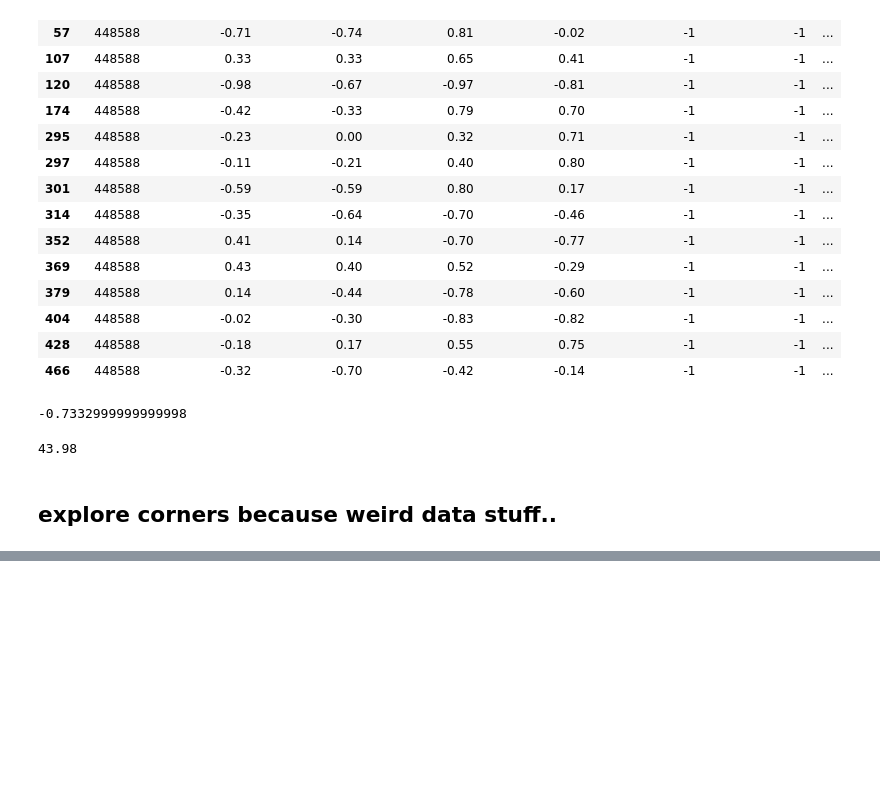
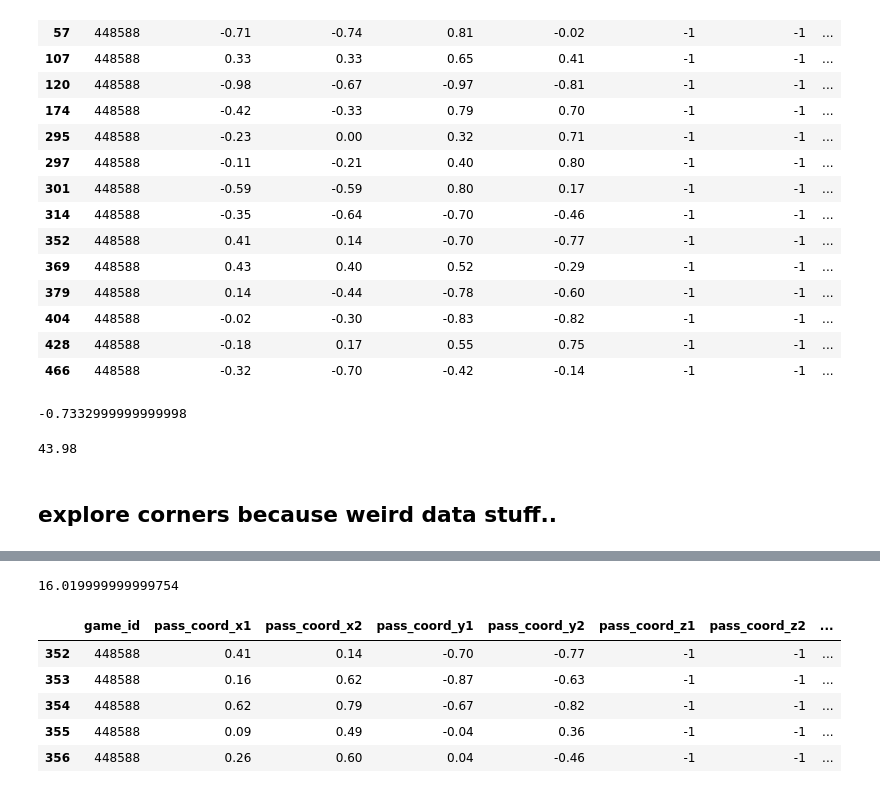
Before and after one commit to d-v-dlee/super_liga_xg, a Jupyter notebook: pass_to_shot.ipynb, the cells around one changed output, grey strips where cells are left out. Cells and saved outputs as stored; diff of their text form; code cells hidden in the pictures; blank space fills up the shorter version.

```diff
--- a/pass_to_shot.ipynb
+++ b/pass_to_shot.ipynb
@@ -271,0 +269,13 @@ data['incidences']['goals']
+# %%
+(53.083 - 52.816) * 60
+# %% [output]
+16.019999999999754
+# %%
+completed_passes_df[completed_passes_df['time_of_event(min)'] > 52].head()
+# %% [output]
+|  | game_id | pass_coord_x1 | pass_coord_x2 | pass_coord_y1 | pass_coord_y2 | pass_coord_z1 | pass_coord_z2 | ... |
+| 352 | 448588 | 0.41 | 0.14 | -0.70 | -0.77 | -1 | -1 | ... |
+| 353 | 448588 | 0.16 | 0.62 | -0.87 | -0.63 | -1 | -1 | ... |
+| 354 | 448588 | 0.62 | 0.79 | -0.67 | -0.82 | -1 | -1 | ... |
+| 355 | 448588 | 0.09 | 0.49 | -0.04 | 0.36 | -1 | -1 | ... |
+| 356 | 448588 | 0.26 | 0.60 | 0.04 | -0.46 | -1 | -1 | ... |
```
Also changed, not shown: parts of 16 cells of this notebook, 3 other files.
